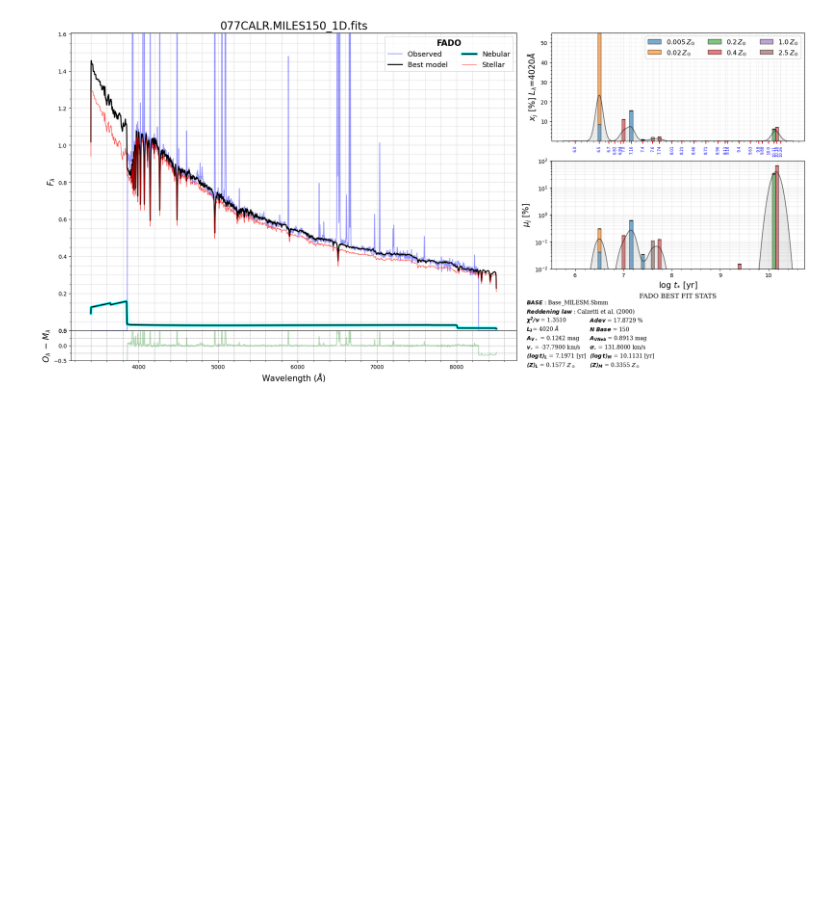
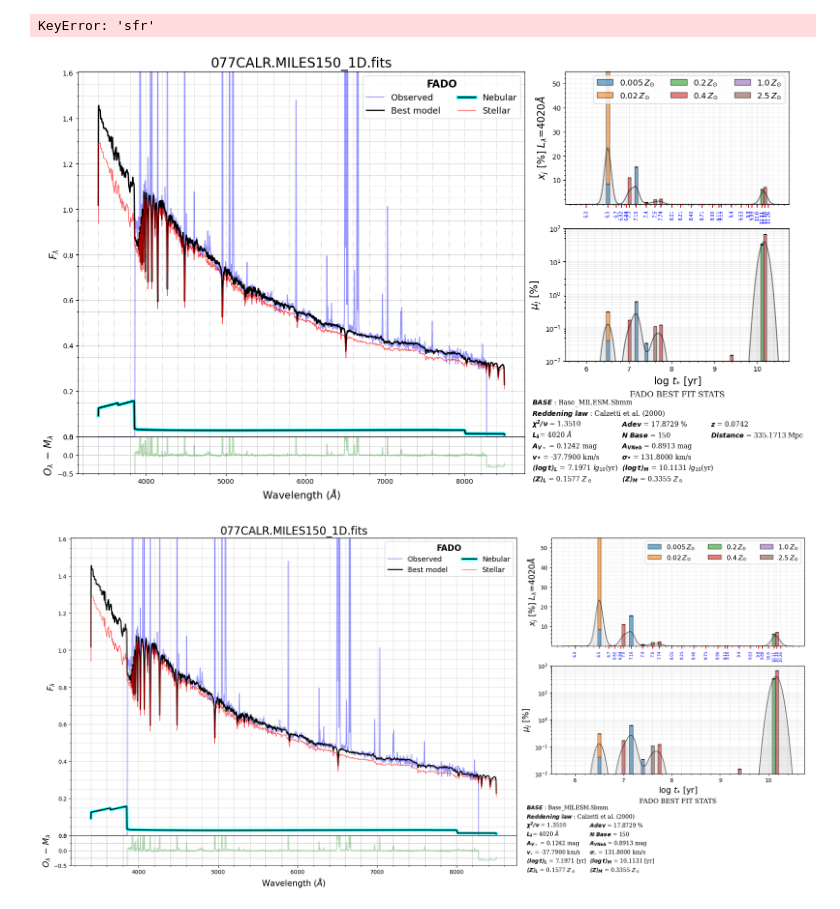
Before and after one commit to hol1m4n/HIIGalaxies, a Jupyter notebook: Spectral_synthesis/POO_test.ipynb, the cells around one changed output. Cells and saved outputs as stored; diff of their text form; code cells hidden in the pictures; blank space fills up the shorter version.

Commit message:
STARLIGHT Composite plot finalized

```diff
--- a/Spectral_synthesis/POO_test.ipynb
+++ b/Spectral_synthesis/POO_test.ipynb
@@ -533,3 +654,9 @@ star_test.CompositePlot()
+# %%
+fado_test = Fado(home = '/home/holman/FADOv1b/o_FR4020/',file = '077CALR.MILES150_1D.fits',distance = 0.07418911)
+fado_test.CompositePlot()
+# %% [output]
+KeyError: 'sfr'
+[figure, added]
 # %%
 fado_test = Fado(home = '/home/holman/FADOv1b/o_FR4020/',file = '077CALR.MILES150_1D.fits')
 fado_test.CompositePlot()
```
Also changed, not shown: parts of 14 cells of this notebook, 6 other files.
